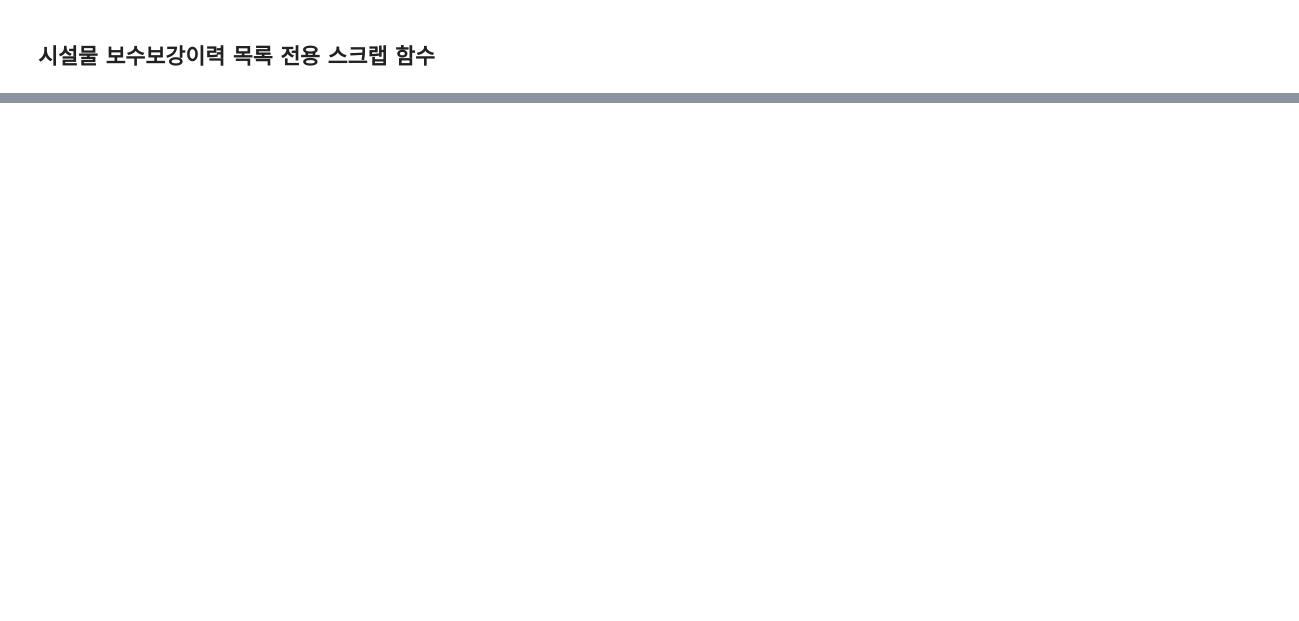
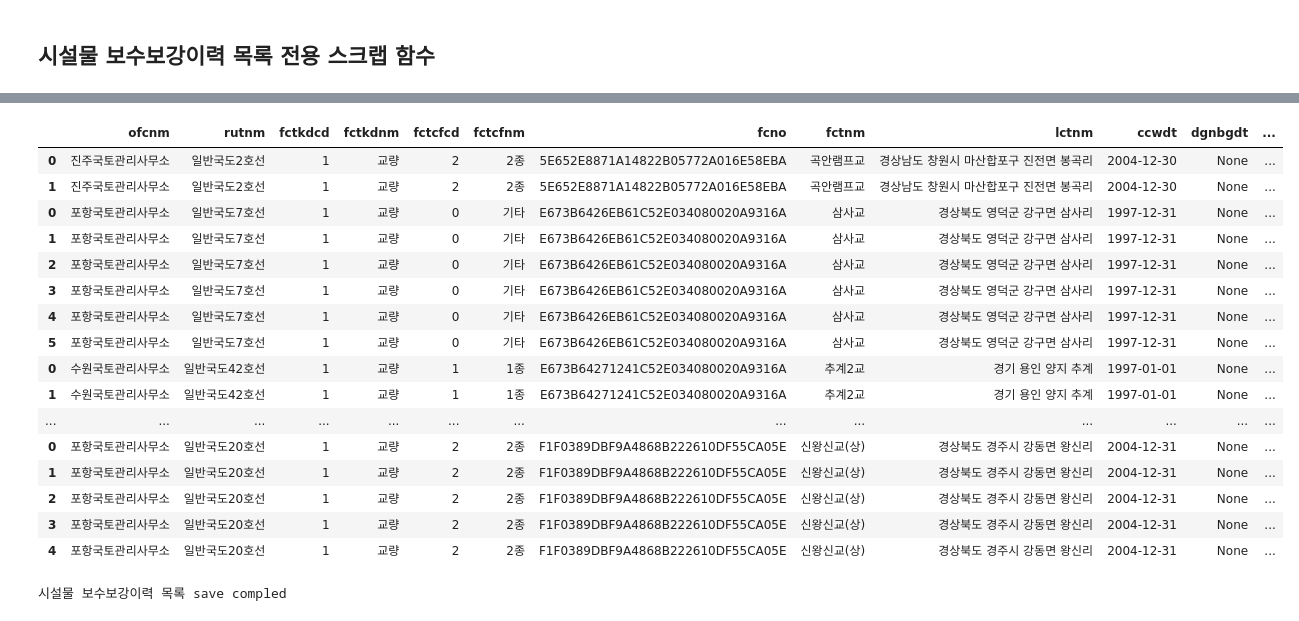
Before and after one commit to hyokwan/python_automation, a Jupyter notebook: apiScrapy/codeset/23.selectIoFmMnrHstList.ipynb, the cells around one changed output, grey strips where cells are left out. Saved outputs shown, nothing was run; the diff lists cells and outputs as text; code cells hidden in the pictures; blank space fills up the shorter version.

```diff
--- a/apiScrapy/codeset/23.selectIoFmMnrHstList.ipynb
+++ b/apiScrapy/codeset/23.selectIoFmMnrHstList.ipynb
@@ -3,12 +3,16 @@
 # %%
 from common import commonFunc as cf
 import pandas as pd
+import pickle
+
+
 pd.set_option('display.max_columns', None)
 metadata = pd.read_excel("../input/datalake_meta22.xlsx")
 
 SITENAME = "건설사업정보시스템"
 DATANAME= "시설물 보수보강이력 목록"
-APIKEY = "1EFCBE0D-3203-4485-A7BA-5F5DB2B476BF"
+with open("../input/calsapikey.pickle","rb") as fr:
+    APIKEY = pickle.load(fr)
 
 targetData = metadata.loc[metadata.자료명==DATANAME]
 preSetFolder = targetData["저장폴더"].values[0]
@@ -48,0 +50,2 @@ dfCombiLen
+# %%
+newParam = dfCombi.fcno.drop_duplicates().tolist()
@@ -56,6 +90,8 @@ import pandas as pd
 from urllib.request import Request, urlopen
 from urllib.parse import urlencode, quote_plus, unquote
 import os
+import time
+
 
 STDENCODING="utf-8"
 ### 함수정의: 사이트 메타정보를 받아 데이터를 수집 후 수집결과를 반환하는 함수
@@ -67,12 +103,17 @@ STDENCODING="utf-8"
 ###   - inParam: 메타정보의 "파라미터 정보" (예: 페이지 파라미터 존재 시 1 값")
 ###   - inPageYn: 메타정보의 "페이지 정보" (예: 페이지 파라미터 존재 시 1 값")
 ### 함수정의: 사이트 메타정보를 받아 데이터를 수집 후 수집결과를 반환하는 함수
-def myscrapy(inUrl, inSiteName, inDataName, inServiceName, inParam, inPageYn, jsonkey="items", dummy=0, inType="jsonabnormal"):
+def myscrapy(inUrl, inSiteName, inDataName, inServiceName, inParam, inPageYn, inAPIKey, inApiCall,jsonkey="items", dummy=0, inType="jsonabnormal"):
     try:
         emptyPd = pd.DataFrame()
         i=1
+        inAPIKeyLen = len(inAPIKey)
         while True:
-            print("{} page scraping start".format(i))
+            inApiCall = inApiCall + 1
+            if inType == "jsonabnormal":
+                time.sleep(1)
+            inParam["serviceKey"] = inAPIKey[inApiCall%inAPIKeyLen]
+            print("{} page scraping start apicall iter: {} / used {}".format(i,inApiCall,inParam["serviceKey"]))
 
             if(inPageYn==1):
                 inParam["pageNo"] = i
@@ -129,7 +170,7 @@ def myscrapy(inUrl, inSiteName, inDataName, inServiceName, inParam, inPageYn, js
         emptyPd.columns = emptyPd.columns.str.lower()
         emptyPd.shape
 #         print("dataframe{}, param:{} rows: {} completed".format(inDataName,inParam, emptyPd.shape[1] )     )
-        return emptyPd
+        return [emptyPd,i,inApiCall]
     except Exception as e:
             print(e)
 # %%
@@ -139,16 +180,22 @@ PAGEYN=0
 # %%
 resultDfMerged = pd.DataFrame()
 resultDf = pd.DataFrame()
+APICALL = 0 #추가
+ptlcmnoListLen = len(ptlcmnoList)
+pageList = [] #추가
 
-for i in range(0,dfCombiLen):
+for i in range(0,ptlcmnoListLen):
     fcnoValue = dfCombi.loc[i].fcno
     pageNo = 1
     global g_totalCount
     g_totalCount = 0
-    print("i=",i," fcnoValue= ",fcnoValue)
+    print("i=",i," fcnoValue= ",ptlcmnoList[i])
     while True:
-        BASEPARAM={"serviceKey":APIKEY,"pageNo": pageNo, 'fcno':fcnoValue, 'numOfRows':numOfRows, "type":"json"}
-        resultDf = myscrapy(URL,SITENAME,DATANAME,SERVICENAME,BASEPARAM,PAGEYN, JSONKEY, DUMMY)
+        BASEPARAM={"serviceKey":APIKEY[0],"pageNo": pageNo, 'fcno':ptlcmnoList[i], 'numOfRows':numOfRows, "type":"json"}
+        scrapyResult = myscrapy(URL,SITENAME,DATANAME,SERVICENAME,BASEPARAM,PAGEYN,APIKEY,APICALL, JSONKEY, DUMMY)
+        resultDf = scrapyResult[0]
+        pageList.append( scrapyResult[1] )
+        APICALL = scrapyResult[2]
         if resultDf.empty: # 정상 데이터가 없는 경우
             break
         else:
@@ -179,3 +227,27 @@ i= 2230
+# %%
+resultDfMerged
+# %% [output]
+|  | ofcnm | rutnm | fctkdcd | fctkdnm | fctcfcd | fctcfnm | fcno | fctnm | lctnm | ccwdt | dgnbgdt | ... |
+| 0 | 진주국토관리사무소 | 일반국도2호선 | 1 | 교량 | 2 | 2종 | 5E652E8871A14822B05772A016E58EBA | 곡안램프교 | 경상남도 창원시 마산합포구 진전면 봉곡리 | 2004-12-30 | None | ... |
+| 1 | 진주국토관리사무소 | 일반국도2호선 | 1 | 교량 | 2 | 2종 | 5E652E8871A14822B05772A016E58EBA | 곡안램프교 | 경상남도 창원시 마산합포구 진전면 봉곡리 | 2004-12-30 | None | ... |
+| 0 | 포항국토관리사무소 | 일반국도7호선 | 1 | 교량 | 0 | 기타 | E673B6426EB61C52E034080020A9316A | 삼사교 | 경상북도 영덕군 강구면 삼사리 | 1997-12-31 | None | ... |
+| 1 | 포항국토관리사무소 | 일반국도7호선 | 1 | 교량 | 0 | 기타 | E673B6426EB61C52E034080020A9316A | 삼사교 | 경상북도 영덕군 강구면 삼사리 | 1997-12-31 | None | ... |
+| 2 | 포항국토관리사무소 | 일반국도7호선 | 1 | 교량 | 0 | 기타 | E673B6426EB61C52E034080020A9316A | 삼사교 | 경상북도 영덕군 강구면 삼사리 | 1997-12-31 | None | ... |
+| 3 | 포항국토관리사무소 | 일반국도7호선 | 1 | 교량 | 0 | 기타 | E673B6426EB61C52E034080020A9316A | 삼사교 | 경상북도 영덕군 강구면 삼사리 | 1997-12-31 | None | ... |
+| 4 | 포항국토관리사무소 | 일반국도7호선 | 1 | 교량 | 0 | 기타 | E673B6426EB61C52E034080020A9316A | 삼사교 | 경상북도 영덕군 강구면 삼사리 | 1997-12-31 | None | ... |
+| 5 | 포항국토관리사무소 | 일반국도7호선 | 1 | 교량 | 0 | 기타 | E673B6426EB61C52E034080020A9316A | 삼사교 | 경상북도 영덕군 강구면 삼사리 | 1997-12-31 | None | ... |
+| 0 | 수원국토관리사무소 | 일반국도42호선 | 1 | 교량 | 1 | 1종 | E673B64271241C52E034080020A9316A | 추계2교 | 경기 용인 양지 추계 | 1997-01-01 | None | ... |
+| 1 | 수원국토관리사무소 | 일반국도42호선 | 1 | 교량 | 1 | 1종 | E673B64271241C52E034080020A9316A | 추계2교 | 경기 용인 양지 추계 | 1997-01-01 | None | ... |
+| ... | ... | ... | ... | ... | ... | ... | ... | ... | ... | ... | ... | ... |
+| 0 | 포항국토관리사무소 | 일반국도20호선 | 1 | 교량 | 2 | 2종 | F1F0389DBF9A4868B222610DF55CA05E | 신왕신교(상) | 경상북도 경주시 강동면 왕신리 | 2004-12-31 | None | ... |
+| 1 | 포항국토관리사무소 | 일반국도20호선 | 1 | 교량 | 2 | 2종 | F1F0389DBF9A4868B222610DF55CA05E | 신왕신교(상) | 경상북도 경주시 강동면 왕신리 | 2004-12-31 | None | ... |
+| 2 | 포항국토관리사무소 | 일반국도20호선 | 1 | 교량 | 2 | 2종 | F1F0389DBF9A4868B222610DF55CA05E | 신왕신교(상) | 경상북도 경주시 강동면 왕신리 | 2004-12-31 | None | ... |
+| 3 | 포항국토관리사무소 | 일반국도20호선 | 1 | 교량 | 2 | 2종 | F1F0389DBF9A4868B222610DF55CA05E | 신왕신교(상) | 경상북도 경주시 강동면 왕신리 | 2004-12-31 | None | ... |
+| 4 | 포항국토관리사무소 | 일반국도20호선 | 1 | 교량 | 2 | 2종 | F1F0389DBF9A4868B222610DF55CA05E | 신왕신교(상) | 경상북도 경주시 강동면 왕신리 | 2004-12-31 | None | ... |
+# %%
+cf.savedata(resultDfMerged, SITENAME,DATANAME,SERVICENAME,mode)
+# %% [output]
+시설물 보수보강이력 목록 save compled
 # %%
 resultDfMerged.shape
 # %% [output]
```
Also changed, not shown: parts of 9 cells of this notebook, 3 other files.
